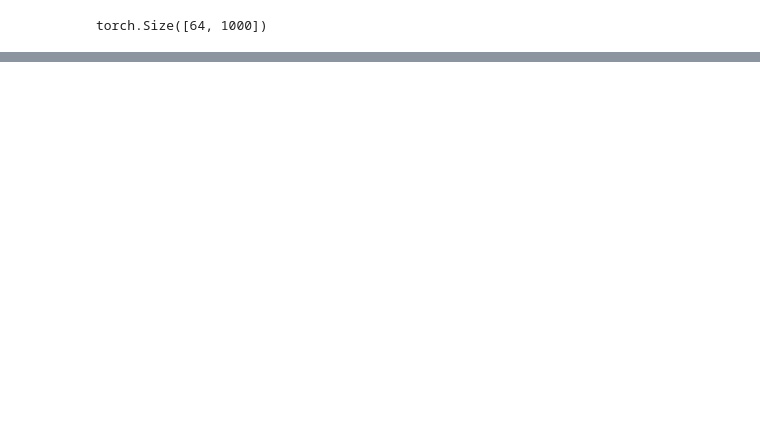
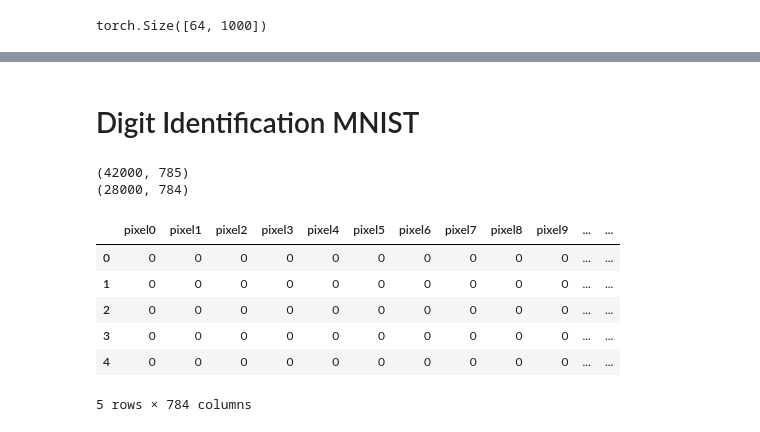
Before and after one commit to ClarkGuilty/toyingWithTorch, a Jupyter notebook: autograd.ipynb, the cells around one changed output, grey strips where cells are left out. Cells and saved outputs as stored; diff of their text form; code cells hidden in the pictures; blank space fills up the shorter version.

```diff
--- a/autograd.ipynb
+++ b/autograd.ipynb
@@ -271,0 +273,30 @@ plt.legend()
+# %% [markdown]
+# Digit Identification MNIST
+# %%
+import torch
+import torch.nn as nn
+import torch.nn.functional as F
+import pandas as pd
+import matplotlib.pyplot as plt
+import numpy as np
+%matplotlib inline
+
+#Train data.
+train = pd.read_csv("input/train.csv")
+print(train.shape)
+train.head()
+
+#Test data.
+test= pd.read_csv("input/test.csv")
+print(test.shape)
+test.head()
+# %% [output]
+(42000, 785)
+(28000, 784)
+|  | pixel0 | pixel1 | pixel2 | pixel3 | pixel4 | pixel5 | pixel6 | pixel7 | pixel8 | pixel9 | ... | ... |
+| 0 | 0 | 0 | 0 | 0 | 0 | 0 | 0 | 0 | 0 | 0 | ... | ... |
+| 1 | 0 | 0 | 0 | 0 | 0 | 0 | 0 | 0 | 0 | 0 | ... | ... |
+| 2 | 0 | 0 | 0 | 0 | 0 | 0 | 0 | 0 | 0 | 0 | ... | ... |
+| 3 | 0 | 0 | 0 | 0 | 0 | 0 | 0 | 0 | 0 | 0 | ... | ... |
+| 4 | 0 | 0 | 0 | 0 | 0 | 0 | 0 | 0 | 0 | 0 | ... | ... |
+5 rows × 784 columns
```
Also changed, not shown: parts of 12 cells of this notebook, 11 other files.
